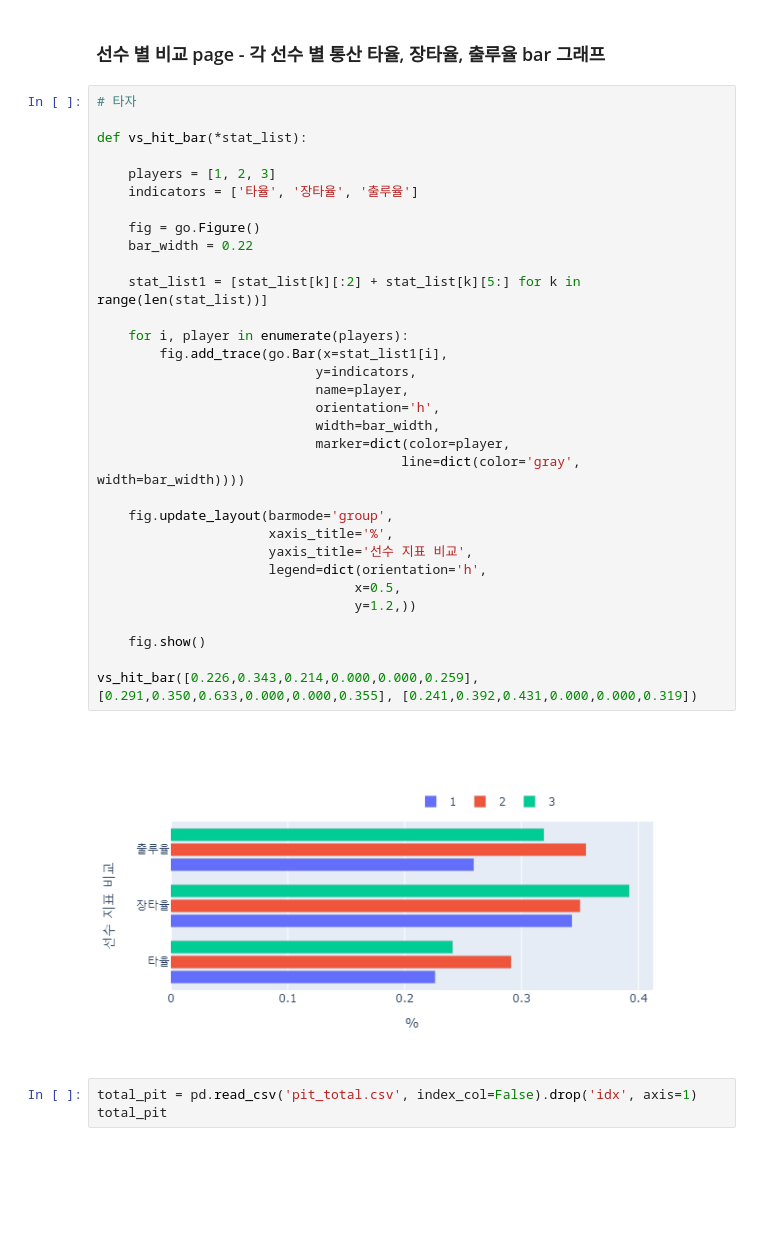
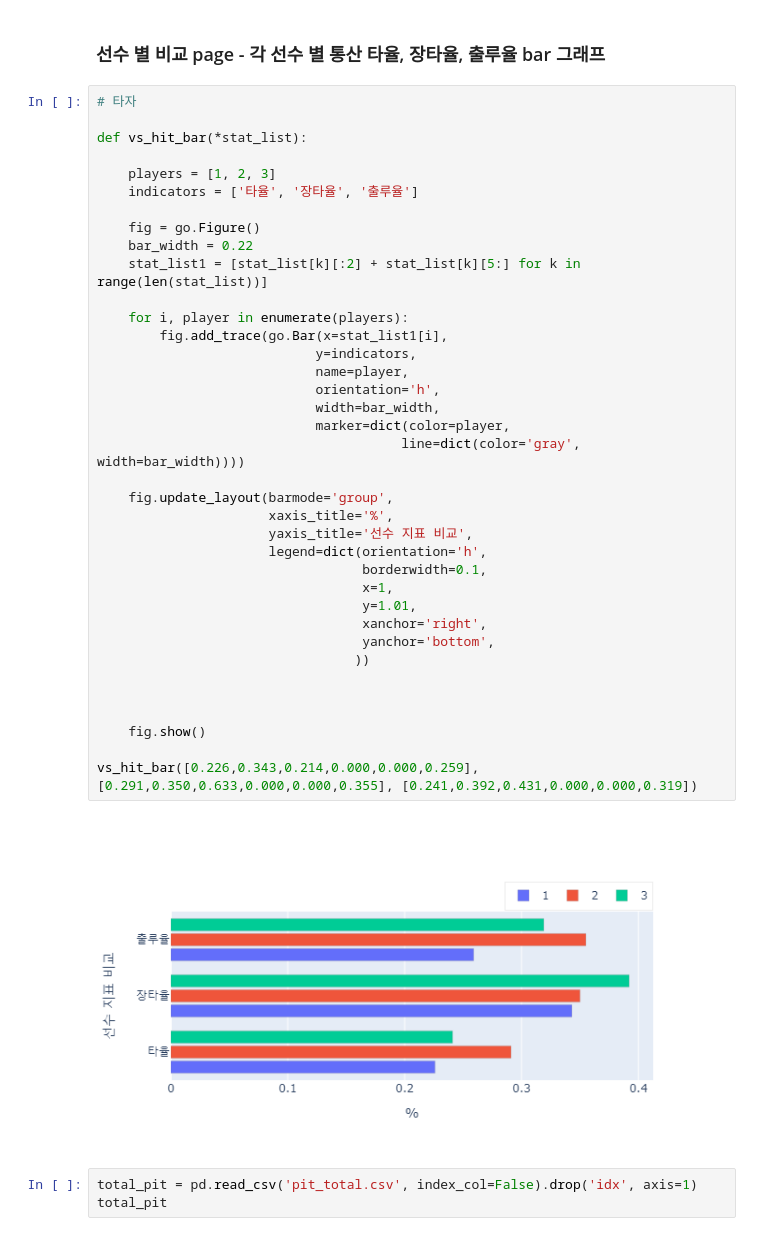
Before and after one commit to Kimjong127/Project, a Jupyter notebook: KBO선수 분석 정보 Project/Project_선수별 비교_시각화그래프.ipynb, the cells around one changed output. Drawn from its saved outputs; the diff is of its cells as text; blank space fills up the shorter version.

```diff
--- a/KBO선수 분석 정보 Project/Project_선수별 비교_시각화그래프.ipynb
+++ b/KBO선수 분석 정보 Project/Project_선수별 비교_시각화그래프.ipynb
@@ -348,37 +350,42 @@ comparison_by_hit([0.226,0.343,0.214,0.000,0.000,0.259], [0.291,0.350,0.633,0.00
 # %%
 # 타자
 
 def vs_hit_bar(*stat_list):
 
     players = [1, 2, 3]
     indicators = ['타율', '장타율', '출루율']
 
     fig = go.Figure()
     bar_width = 0.22
-
     stat_list1 = [stat_list[k][:2] + stat_list[k][5:] for k in range(len(stat_list))]
 
     for i, player in enumerate(players):
         fig.add_trace(go.Bar(x=stat_list1[i],
                             y=indicators,
                             name=player,
                             orientation='h',
                             width=bar_width,
                             marker=dict(color=player,
                                        line=dict(color='gray', width=bar_width))))
 
     fig.update_layout(barmode='group',
                       xaxis_title='%',
                       yaxis_title='선수 지표 비교',
                       legend=dict(orientation='h',
-                                 x=0.5,
-                                 y=1.2,))
+                                  borderwidth=0.1,
+                                  x=1,
+                                  y=1.01,
+                                  xanchor='right',
+                                  yanchor='bottom',
+                                 ))
+
+
 
     fig.show()
 
 vs_hit_bar([0.226,0.343,0.214,0.000,0.000,0.259], [0.291,0.350,0.633,0.000,0.000,0.355], [0.241,0.392,0.431,0.000,0.000,0.319])
 # %% [output]
-[figure, old version]
+[figure, new version]
 # %%
 total_pit = pd.read_csv('pit_total.csv', index_col=False).drop('idx', axis=1)
 total_pit
```
Also changed, not shown: parts of 7 cells of this notebook, 1 other file.
